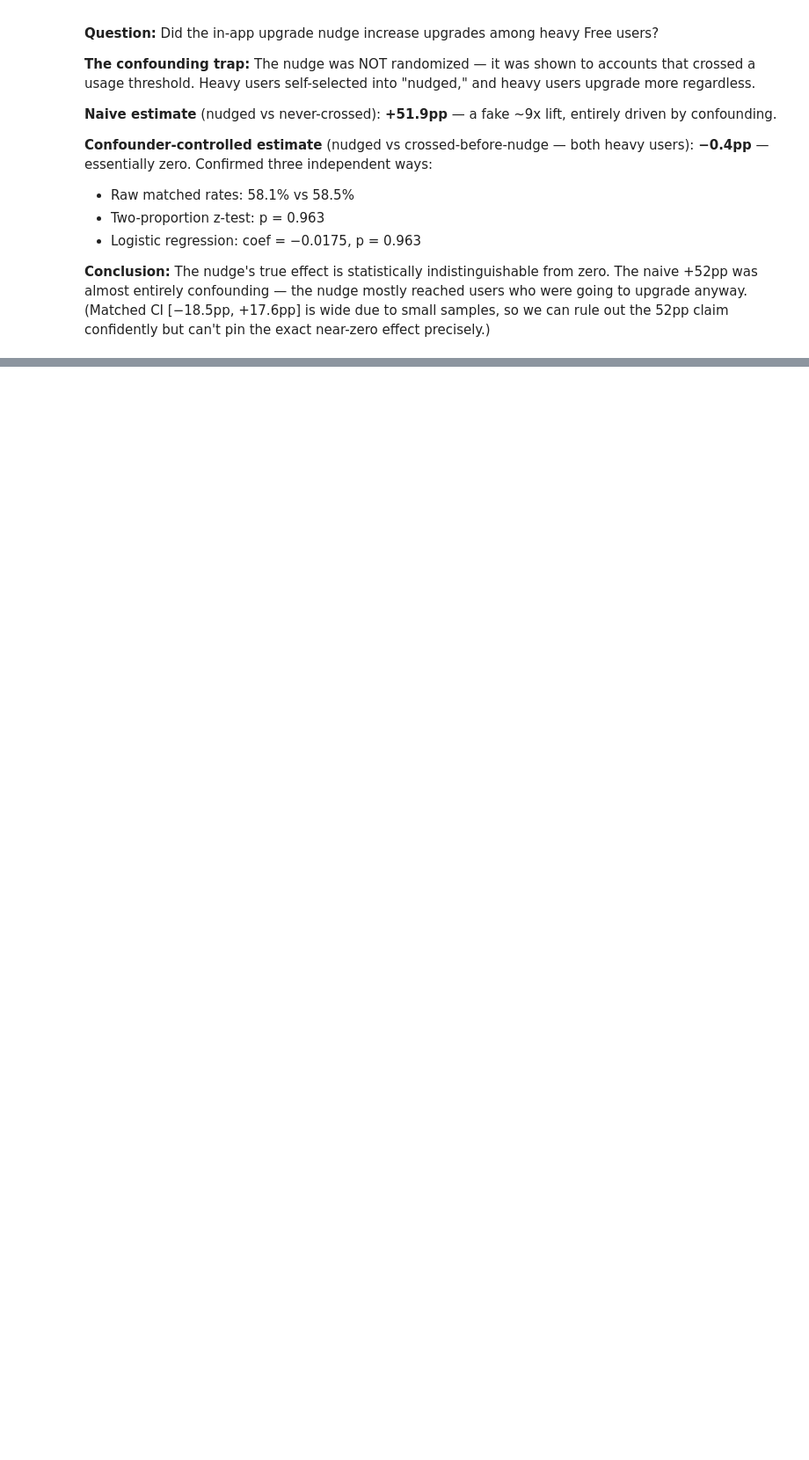
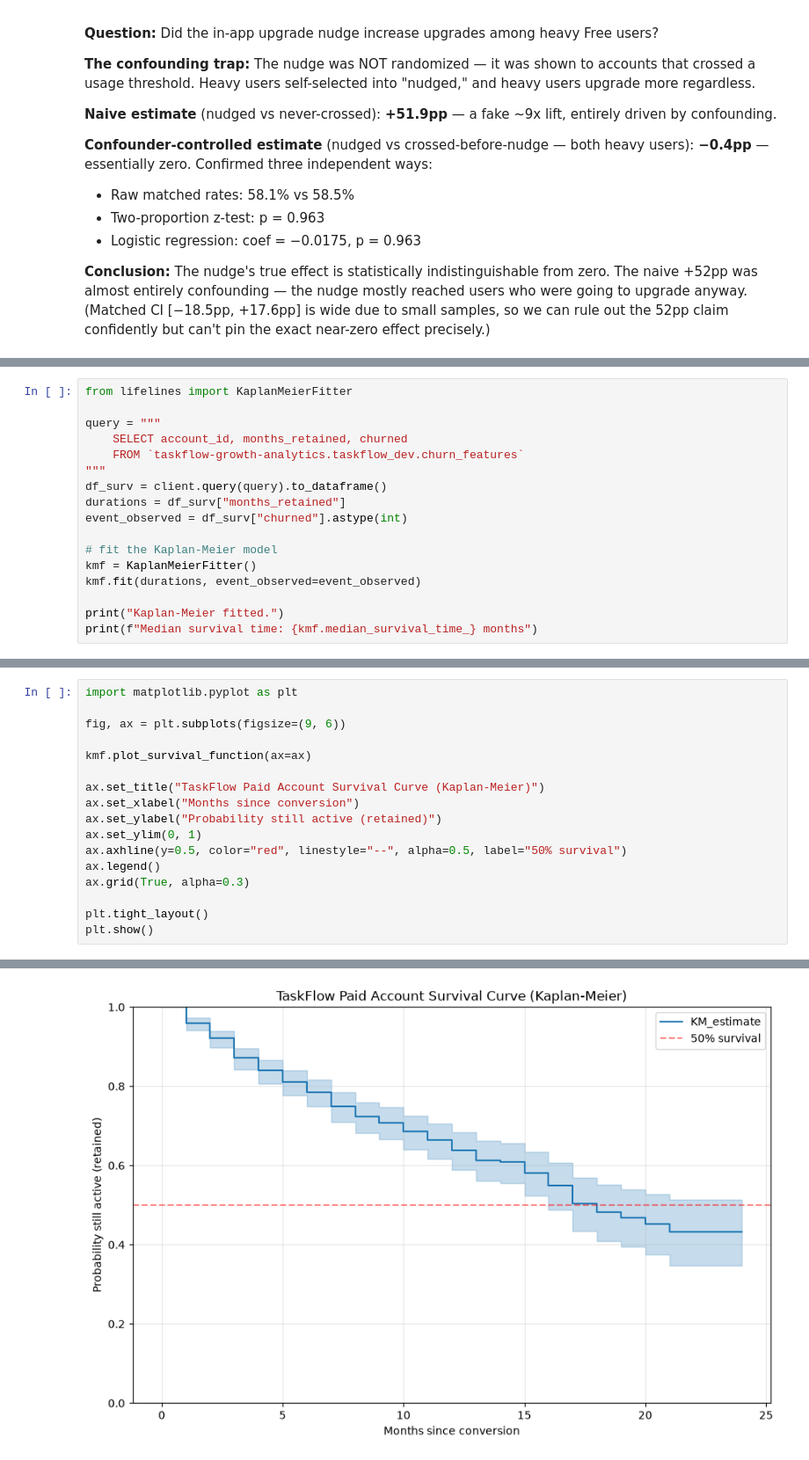
Before and after one commit to ash-philip/taskflow-growth-analytics, a Jupyter notebook: notebooks/phase4_experiments.ipynb, the cells around one changed output, grey strips where cells are left out. Shown at 88% size. Saved outputs shown, nothing was run; the diff lists cells and outputs as text; blank space fills up the shorter version.

Commit message:
Phase 6 complete: churn classification (with honest weak-signal diagnosis) + Kaplan-Meier survival analysis / LTV

```diff
--- a/notebooks/phase4_experiments.ipynb
+++ b/notebooks/phase4_experiments.ipynb
@@ -322,0 +499,17 @@ nudged_flag    -0.0175      0.379     -0.046      0.963      -0.761       0.726
+# %%
+from lifelines import KaplanMeierFitter
+
+query = """
+    SELECT account_id, months_retained, churned
+    FROM `taskflow-growth-analytics.taskflow_dev.churn_features`
+"""
+df_surv = client.query(query).to_dataframe()
+durations = df_surv["months_retained"]
+event_observed = df_surv["churned"].astype(int)
+
+# fit the Kaplan-Meier model
+kmf = KaplanMeierFitter()
+kmf.fit(durations, event_observed=event_observed)
+
+print("Kaplan-Meier fitted.")
+print(f"Median survival time: {kmf.median_survival_time_} months")
@@ -322,0 +519,18 @@ nudged_flag    -0.0175      0.379     -0.046      0.963      -0.761       0.726
+# %%
+import matplotlib.pyplot as plt
+
+fig, ax = plt.subplots(figsize=(9, 6))
+
+kmf.plot_survival_function(ax=ax)
+
+ax.set_title("TaskFlow Paid Account Survival Curve (Kaplan-Meier)")
+ax.set_xlabel("Months since conversion")
+ax.set_ylabel("Probability still active (retained)")
+ax.set_ylim(0, 1)
+ax.axhline(y=0.5, color="red", linestyle="--", alpha=0.5, label="50% survival")
+ax.legend()
+ax.grid(True, alpha=0.3)
+
+plt.tight_layout()
+plt.show()
+# %% [output]
@@ -322,0 +538 @@ nudged_flag    -0.0175      0.379     -0.046      0.963      -0.761       0.726
+[figure, added]
```
Also changed, not shown: parts of 14 cells of this notebook, 2 other files.
